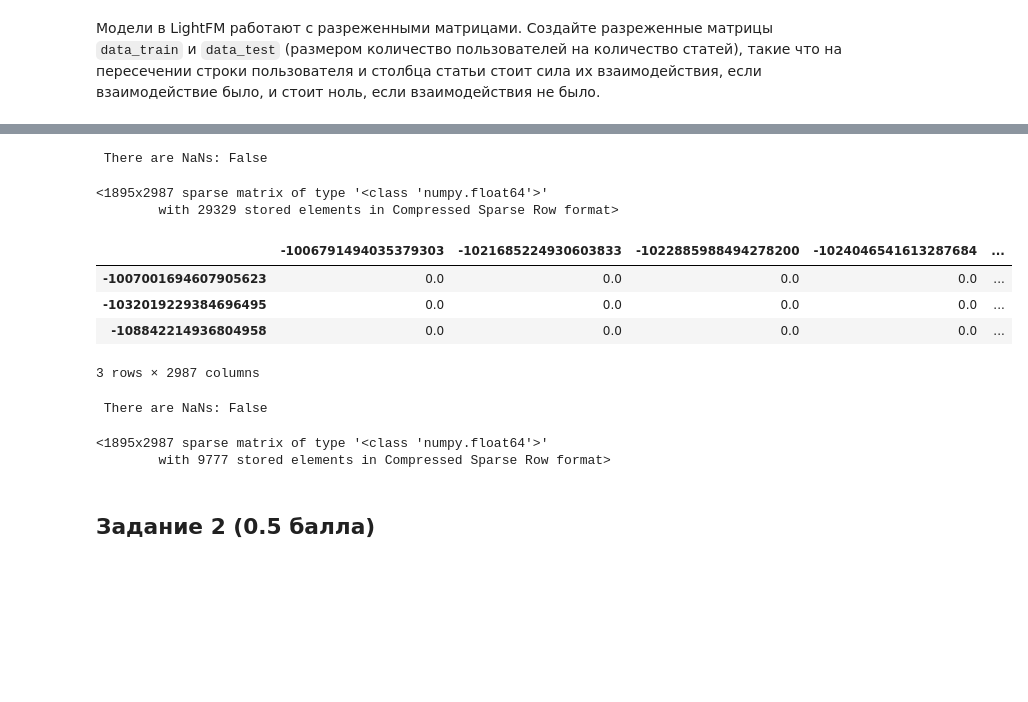
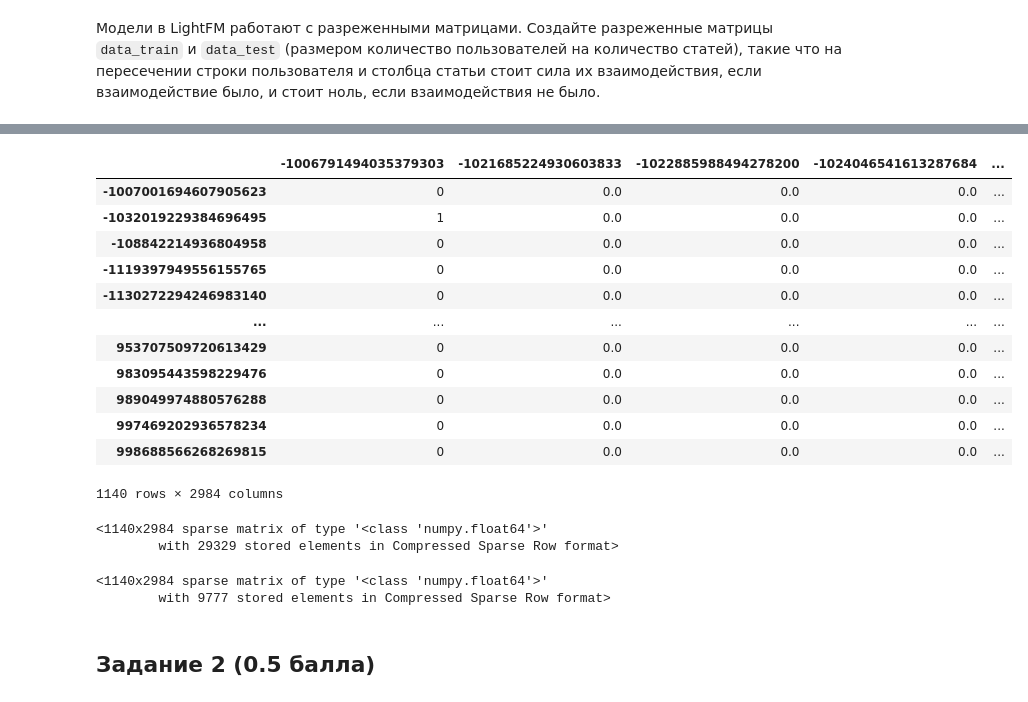
Before and after one commit to tararonis/2-3.hse-ml-ht, a Jupyter notebook: HT6/Hometask6.ipynb, the cells around one changed output, grey strips where cells are left out. Cells and saved outputs as stored; diff of their text form; code cells hidden in the pictures; blank space fills up the shorter version.

```diff
--- a/HT6/Hometask6.ipynb
+++ b/HT6/Hometask6.ipynb
@@ -197,10 +179,37 @@ for i in range(len(interactions_train_df)):
-# %%
-print(f" There are NaNs: {sparse_matrix.isnull().any().any()}")
-# %% [output]
- There are NaNs: False
+# %%
+df_before_ts = interactions_full_df[interactions_full_df['last_timestamp'] <= split_ts]
+df_after_ts = interactions_full_df[interactions_full_df['last_timestamp'] > split_ts]
+
+unique_person_ids = sorted(set(df_before_ts['personId']).union(set(df_after_ts['personId'])))
+unique_content_ids = sorted(set(df_before_ts['contentId']).union(set(df_after_ts['contentId'])))
+
+data_train = pd.DataFrame(index=unique_person_ids, columns=unique_content_ids, data=0)
+data_test = pd.DataFrame(index=unique_person_ids, columns=unique_content_ids, data=0)
+
+for row in df_before_ts.itertuples():
+    data_train.at[row.personId, row.contentId] = row.eventStrength
+
+for row in df_after_ts.itertuples():
+    data_test.at[row.personId, row.contentId] = row.eventStrength
+# %%
+data_train
+# %% [output]
+|  | -1006791494035379303 | -1021685224930603833 | -1022885988494278200 | -1024046541613287684 | ... |
+| -1007001694607905623 | 0 | 0.0 | 0.0 | 0.0 | ... |
+| -1032019229384696495 | 1 | 0.0 | 0.0 | 0.0 | ... |
+| -108842214936804958 | 0 | 0.0 | 0.0 | 0.0 | ... |
+| -1119397949556155765 | 0 | 0.0 | 0.0 | 0.0 | ... |
+| -1130272294246983140 | 0 | 0.0 | 0.0 | 0.0 | ... |
+| ... | ... | ... | ... | ... | ... |
+| 953707509720613429 | 0 | 0.0 | 0.0 | 0.0 | ... |
+| 983095443598229476 | 0 | 0.0 | 0.0 | 0.0 | ... |
+| 989049974880576288 | 0 | 0.0 | 0.0 | 0.0 | ... |
+| 997469202936578234 | 0 | 0.0 | 0.0 | 0.0 | ... |
+| 998688566268269815 | 0 | 0.0 | 0.0 | 0.0 | ... |
+1140 rows × 2984 columns
 # %%
-data_train = csr_matrix(sparse_matrix.values)
+data_train = csr_matrix(data_train.values)
 data_train
 # %% [output]
-<1895x2987 sparse matrix of type '<class 'numpy.float64'>'
+<1140x2984 sparse matrix of type '<class 'numpy.float64'>'
         with 29329 stored elements in Compressed Sparse Row format>
@@ -210,27 +216,6 @@ articles = np.unique(interactions_df['contentId'])
-# %%
-sparse_matrix = pd.DataFrame(0.0, index=users, columns=articles)
-
-users_id = interactions_test_df['personId'].values
-content_id = interactions_test_df['contentId'].values
-events_strength = interactions_test_df['eventStrength'].values
-
-for i in range(len(interactions_test_df)):
-    sparse_matrix.loc[users_id[i], content_id[i]] = events_strength[i] if events_strength is not np.nan else 0
-
-sparse_matrix.head(3)
-# %% [output]
-|  | -1006791494035379303 | -1021685224930603833 | -1022885988494278200 | -1024046541613287684 | ... |
-| -1007001694607905623 | 0.0 | 0.0 | 0.0 | 0.0 | ... |
-| -1032019229384696495 | 0.0 | 0.0 | 0.0 | 0.0 | ... |
-| -108842214936804958 | 0.0 | 0.0 | 0.0 | 0.0 | ... |
-3 rows × 2987 columns
-# %%
-print(f" There are NaNs: {sparse_matrix.isnull().any().any()}")
-# %% [output]
- There are NaNs: False
 # %%
-data_test = csr_matrix(sparse_matrix.values)
+data_test = csr_matrix(data_test.values)
 data_test
 # %% [output]
-<1895x2987 sparse matrix of type '<class 'numpy.float64'>'
+<1140x2984 sparse matrix of type '<class 'numpy.float64'>'
         with 9777 stored elements in Compressed Sparse Row format>
```
Also changed, not shown: parts of 33 cells of this notebook.
